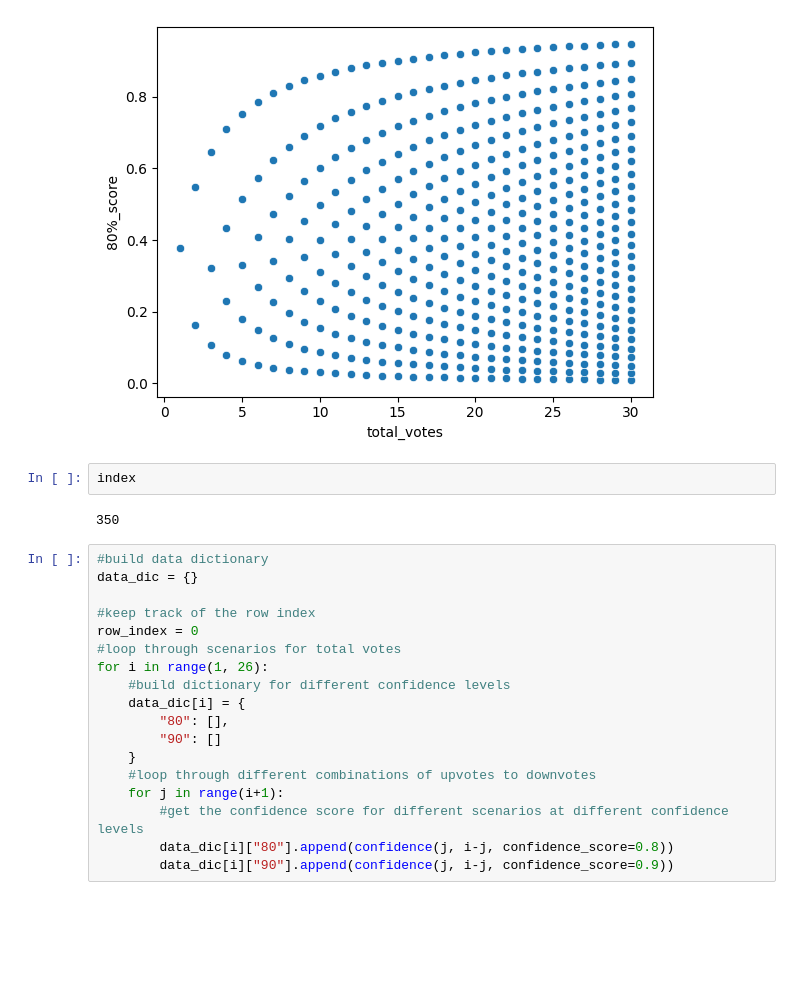
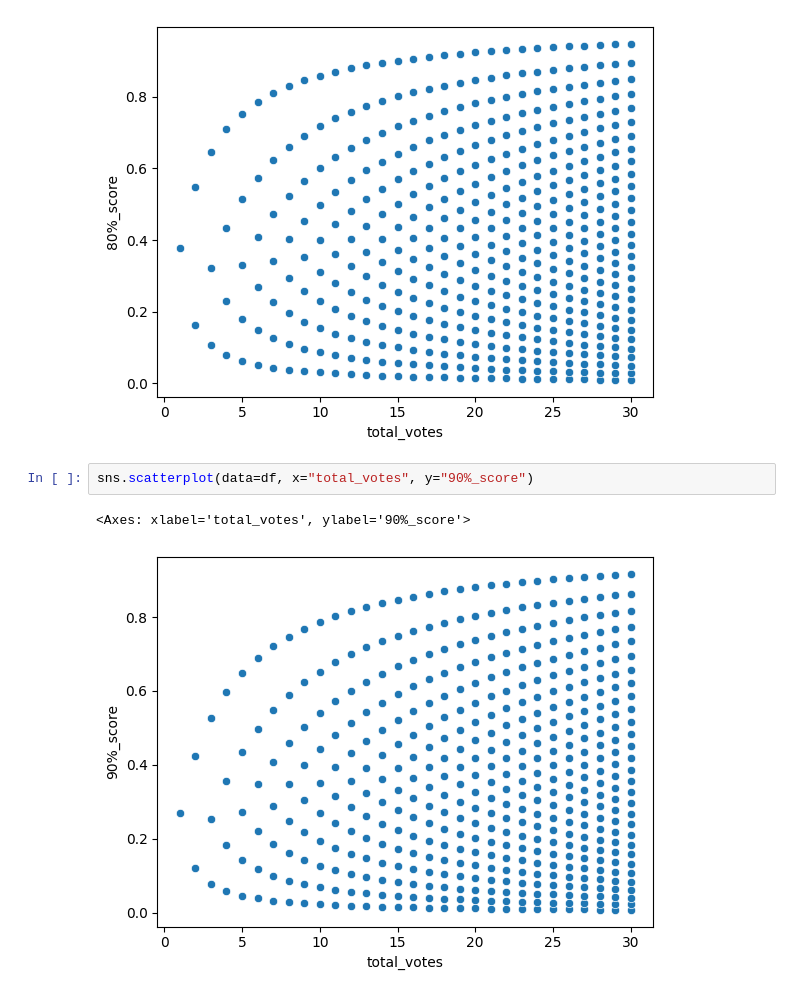
Before and after one commit to aureliobarrios/machine-learning, a Jupyter notebook: notebooks/reddit-algorithm.ipynb, the cells around one changed output. Cells and saved outputs as stored; diff of their text form; blank space fills up the shorter version.

```diff
--- a/notebooks/reddit-algorithm.ipynb
+++ b/notebooks/reddit-algorithm.ipynb
@@ -241,25 +241,8 @@ sns.scatterplot(data=df, x="total_votes", y="80%_score")
 # %% [output]
 <Axes: xlabel='total_votes', ylabel='80%_score'>
 [figure]
-# %%
-index
-# %% [output]
-350
-# %%
-#build data dictionary
-data_dic = {}
-
-#keep track of the row index
-row_index = 0
-#loop through scenarios for total votes
-for i in range(1, 26):
-    #build dictionary for different confidence levels
-    data_dic[i] = {
-        "80": [],
-        "90": []
-    }
-    #loop through different combinations of upvotes to downvotes
-    for j in range(i+1):
-        #get the confidence score for different scenarios at different confidence levels
-        data_dic[i]["80"].append(confidence(j, i-j, confidence_score=0.8))
-        data_dic[i]["90"].append(confidence(j, i-j, confidence_score=0.9))
+# %%
+sns.scatterplot(data=df, x="total_votes", y="90%_score")
+# %% [output]
+<Axes: xlabel='total_votes', ylabel='90%_score'>
+[figure, added]
```
Also changed, not shown: parts of 5 cells of this notebook.
